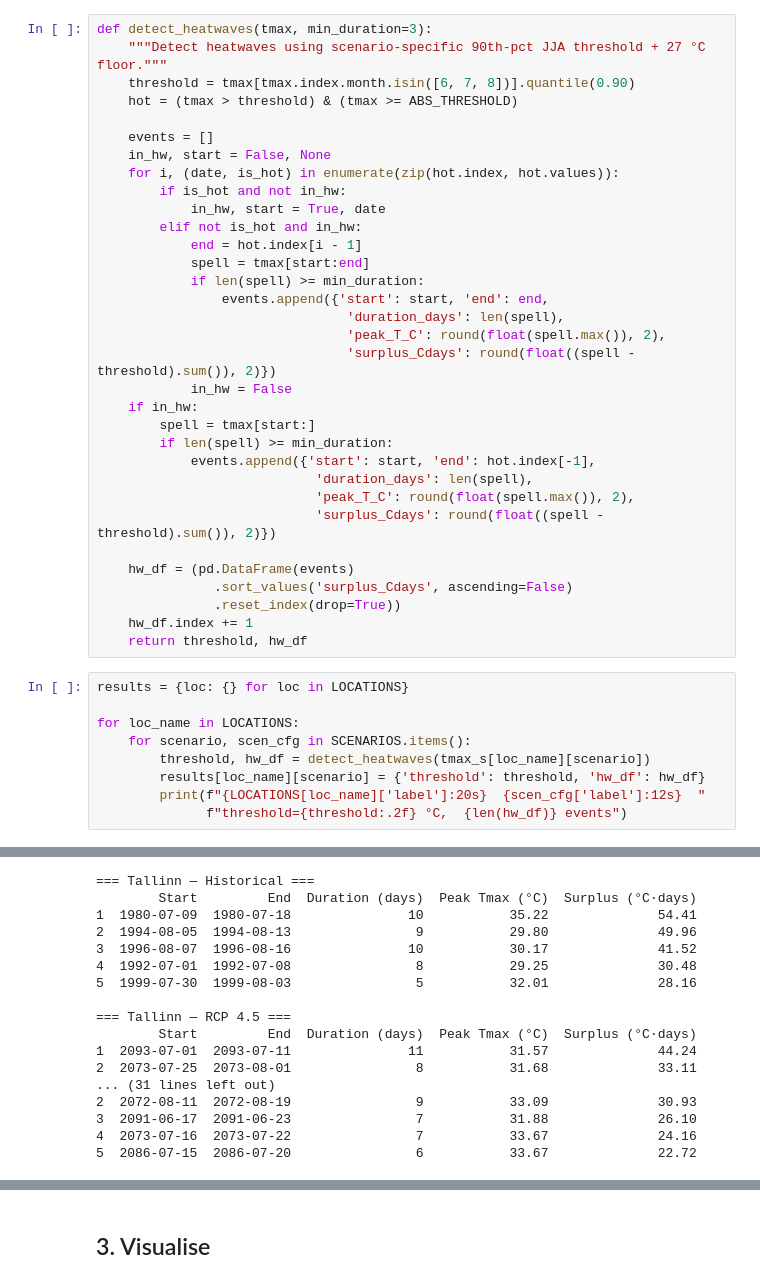
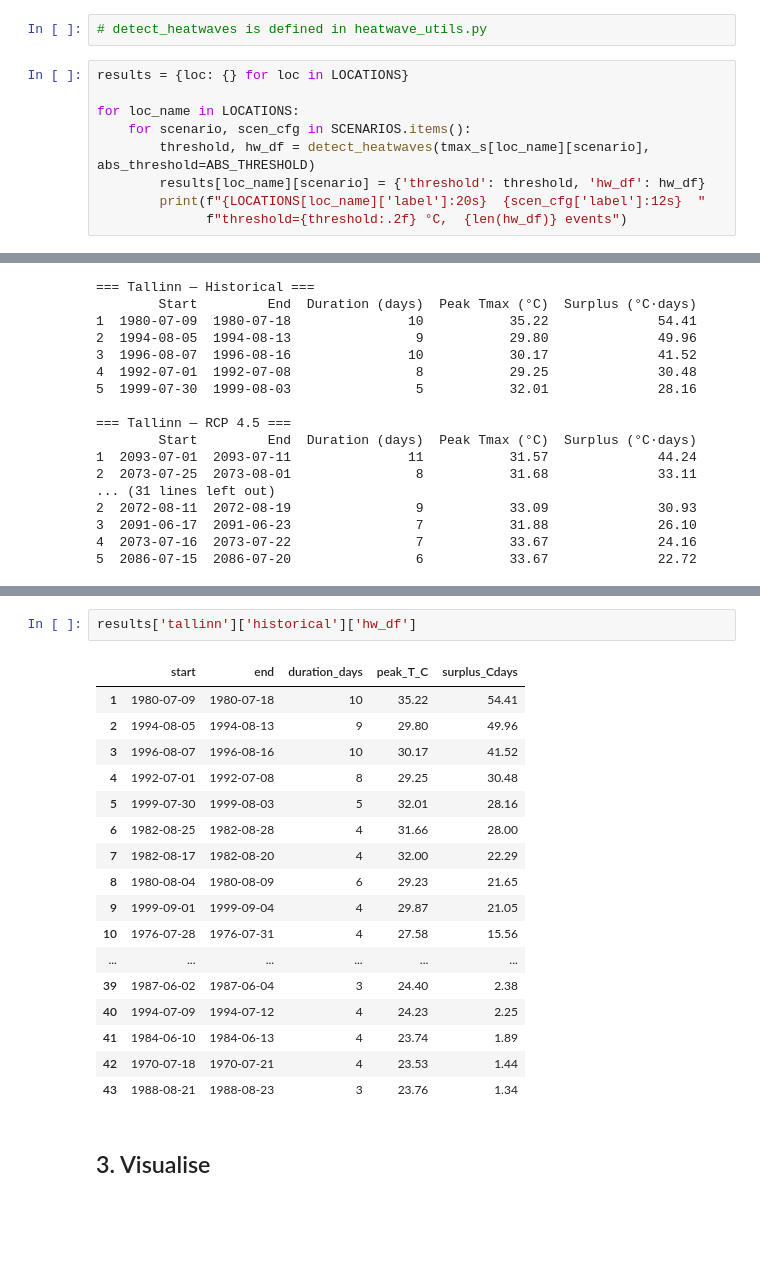
Before and after one commit to aluhamaa/heatwave_analysis, a Jupyter notebook: heatwave_2_analyse.ipynb, the cells around one changed output, grey strips where cells are left out. Drawn from its saved outputs; the diff is of its cells as text; blank space fills up the shorter version.

Commit message:
add data and update nb

```diff
--- a/heatwave_2_analyse.ipynb
+++ b/heatwave_2_analyse.ipynb
@@ -68,44 +91,13 @@ c_estonia    rcp85         10957 days  (2071-01-01 – 2100-12-31)
 # %% [markdown]
 ## 2. Detect heatwaves
 # %%
-def detect_heatwaves(tmax, min_duration=3):
-    """Detect heatwaves using scenario-specific 90th-pct JJA threshold + 27 °C floor."""
-    threshold = tmax[tmax.index.month.isin([6, 7, 8])].quantile(0.90)
-    hot = (tmax > threshold) & (tmax >= ABS_THRESHOLD)
-
-    events = []
-    in_hw, start = False, None
-    for i, (date, is_hot) in enumerate(zip(hot.index, hot.values)):
-        if is_hot and not in_hw:
-            in_hw, start = True, date
-        elif not is_hot and in_hw:
-            end = hot.index[i - 1]
-            spell = tmax[start:end]
-            if len(spell) >= min_duration:
-                events.append({'start': start, 'end': end,
-                                'duration_days': len(spell),
-                                'peak_T_C': round(float(spell.max()), 2),
-                                'surplus_Cdays': round(float((spell - threshold).sum()), 2)})
-            in_hw = False
-    if in_hw:
-        spell = tmax[start:]
-        if len(spell) >= min_duration:
-            events.append({'start': start, 'end': hot.index[-1],
-                            'duration_days': len(spell),
-                            'peak_T_C': round(float(spell.max()), 2),
-                            'surplus_Cdays': round(float((spell - threshold).sum()), 2)})
-
-    hw_df = (pd.DataFrame(events)
-               .sort_values('surplus_Cdays', ascending=False)
-               .reset_index(drop=True))
-    hw_df.index += 1
-    return threshold, hw_df
+# detect_heatwaves is defined in heatwave_utils.py
 # %%
 results = {loc: {} for loc in LOCATIONS}
 
 for loc_name in LOCATIONS:
     for scenario, scen_cfg in SCENARIOS.items():
-        threshold, hw_df = detect_heatwaves(tmax_s[loc_name][scenario])
+        threshold, hw_df = detect_heatwaves(tmax_s[loc_name][scenario], abs_threshold=ABS_THRESHOLD)
         results[loc_name][scenario] = {'threshold': threshold, 'hw_df': hw_df}
         print(f"{LOCATIONS[loc_name]['label']:20s}  {scen_cfg['label']:12s}  "
               f"threshold={threshold:.2f} °C,  {len(hw_df)} events")
@@ -149,3 +161,23 @@ for loc_name, loc_cfg in LOCATIONS.items():
+# %%
+results['tallinn']['historical']['hw_df']
+# %% [output]
+|  | start | end | duration_days | peak_T_C | surplus_Cdays |
+| 1 | 1980-07-09 | 1980-07-18 | 10 | 35.22 | 54.41 |
+| 2 | 1994-08-05 | 1994-08-13 | 9 | 29.80 | 49.96 |
+| 3 | 1996-08-07 | 1996-08-16 | 10 | 30.17 | 41.52 |
+| 4 | 1992-07-01 | 1992-07-08 | 8 | 29.25 | 30.48 |
+| 5 | 1999-07-30 | 1999-08-03 | 5 | 32.01 | 28.16 |
+| 6 | 1982-08-25 | 1982-08-28 | 4 | 31.66 | 28.00 |
+| 7 | 1982-08-17 | 1982-08-20 | 4 | 32.00 | 22.29 |
+| 8 | 1980-08-04 | 1980-08-09 | 6 | 29.23 | 21.65 |
+| 9 | 1999-09-01 | 1999-09-04 | 4 | 29.87 | 21.05 |
+| 10 | 1976-07-28 | 1976-07-31 | 4 | 27.58 | 15.56 |
+| ... | ... | ... | ... | ... | ... |
+| 39 | 1987-06-02 | 1987-06-04 | 3 | 24.40 | 2.38 |
+| 40 | 1994-07-09 | 1994-07-12 | 4 | 24.23 | 2.25 |
+| 41 | 1984-06-10 | 1984-06-13 | 4 | 23.74 | 1.89 |
+| 42 | 1970-07-18 | 1970-07-21 | 4 | 23.53 | 1.44 |
+| 43 | 1988-08-21 | 1988-08-23 | 3 | 23.76 | 1.34 |
 # %% [markdown]
 ## 3. Visualise
 # %%
```
Also changed, not shown: parts of 4 cells of this notebook, 6 other files.
